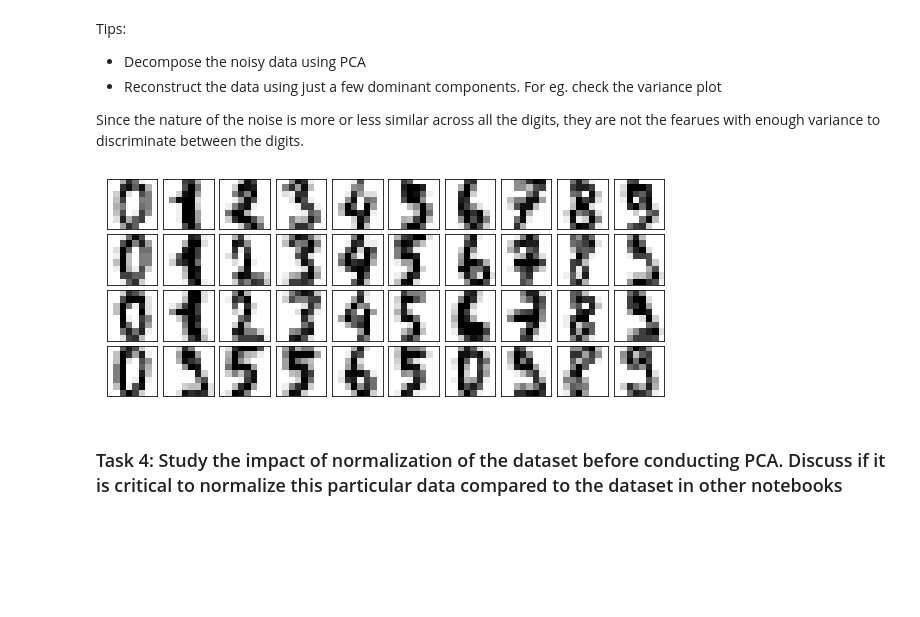
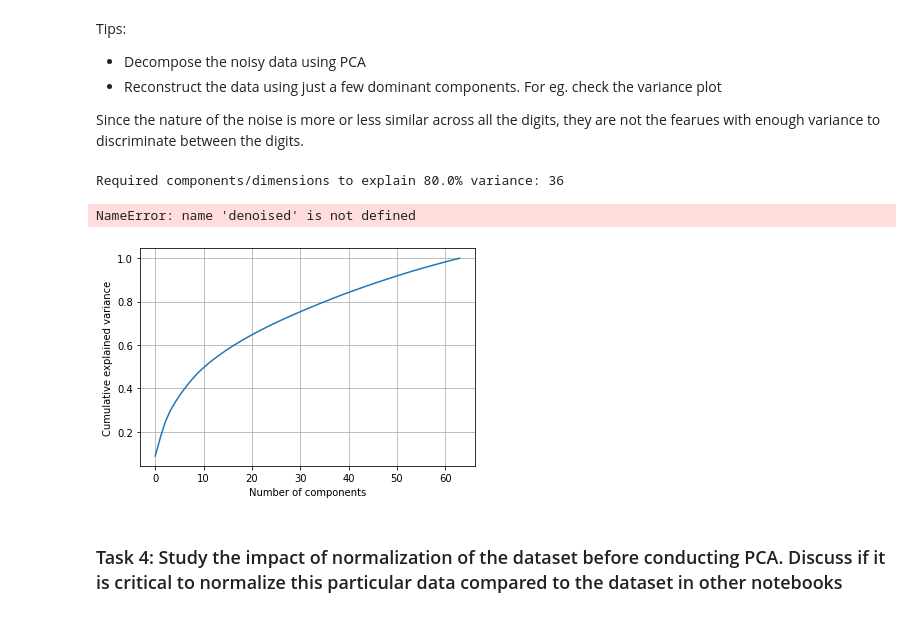
Before and after one commit to chrstrom/TTK4260, a Jupyter notebook: assignment_04_PCA_clustering.ipynb, the cells around one changed output. Cells and saved outputs as stored; diff of their text form; code cells hidden in the pictures; blank space fills up the shorter version.

```diff
--- a/assignment_04_PCA_clustering.ipynb
+++ b/assignment_04_PCA_clustering.ipynb
@@ -121,12 +129,36 @@ Tips:
 * Reconstruct the data using just a few dominant components. For eg. check the variance plot
 
 Since the nature of the noise is more or less similar across all the digits, they are not the fearues with enough variance to discriminate between the digits.
-# %%
-# TODO: Denoise X
-X_denoised = X[:130, :] # From previous task: 130 components explain 75% of the variance - the rest explains the noise - we remove it
-plot_digits(X_denoised)
-# %% [output]
-[figure, removed]
+# %%
+# TODO: Denoise data
+#From previous task: 3 components explain 80% of the variance - the rest explains much of the noise (evenly distributed in each component) - we remove it
+
+## Find amount of components required
+
+n_samples = noisy.shape[0]
+T_noisy, P_noisy, Sigma_noisy = PCA(noisy, do_mean_centering=True)
+
+explained_variance = (Sigma_noisy ** 2) / (n_samples - 1)
+total_variance = explained_variance.sum()
+explained_variance_ratio = explained_variance / total_variance
+component_wise_sum = explained_variance_ratio.sum(axis=0)
+cumulative_explained_variance = np.cumsum(component_wise_sum)
+
+explained_variance_threshold = 0.8
+required_dimensions = np.argmax(cumulative_explained_variance > explained_variance_threshold)
+
+plt.plot(cumulative_explained_variance)
+plt.grid()
+plt.xlabel('Number of components')
+plt.ylabel('Cumulative explained variance');
+print(f'Required components/dimensions to explain {explained_variance_threshold*100}% variance: {required_dimensions}')
+
+## Denoise digits
+plot_digits(denoised)
+# %% [output]
+Required components/dimensions to explain 80.0% variance: 36
+NameError: name 'denoised' is not defined
+[figure, added]
 # %% [markdown]
 ### Task 4: Study the impact of normalization of the dataset before conducting PCA. Discuss if it is critical to normalize this particular data compared to the dataset in other notebooks
 # %% [markdown]
```
Also changed, not shown: parts of 5 cells of this notebook.
